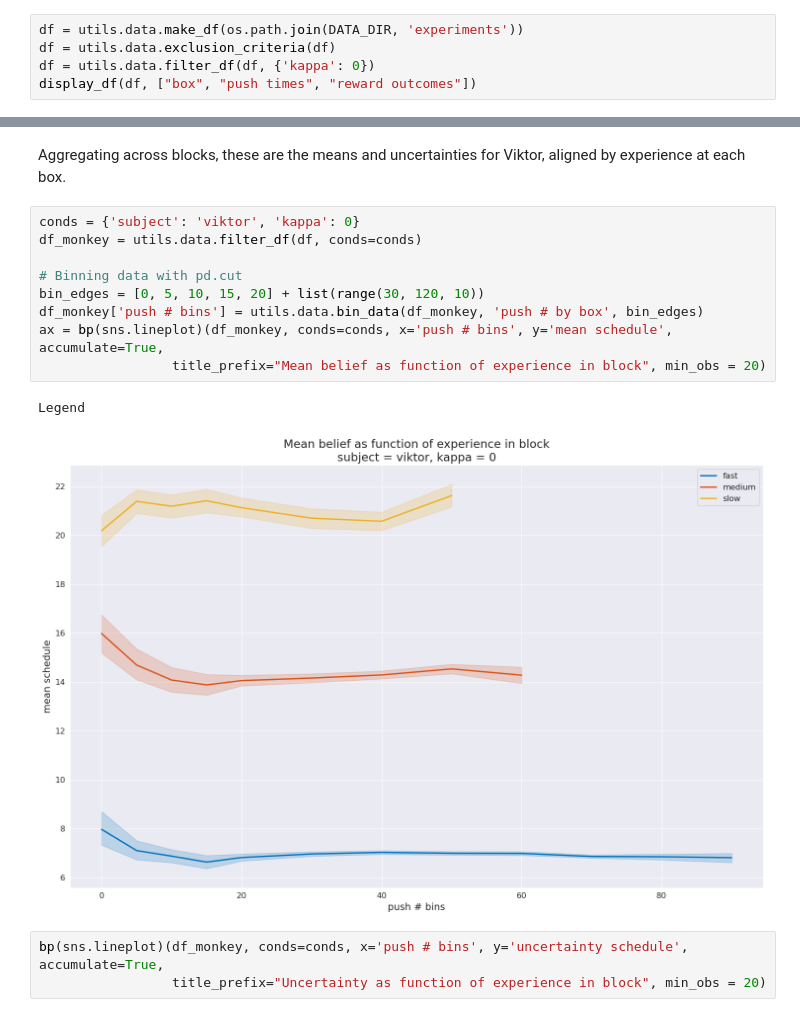
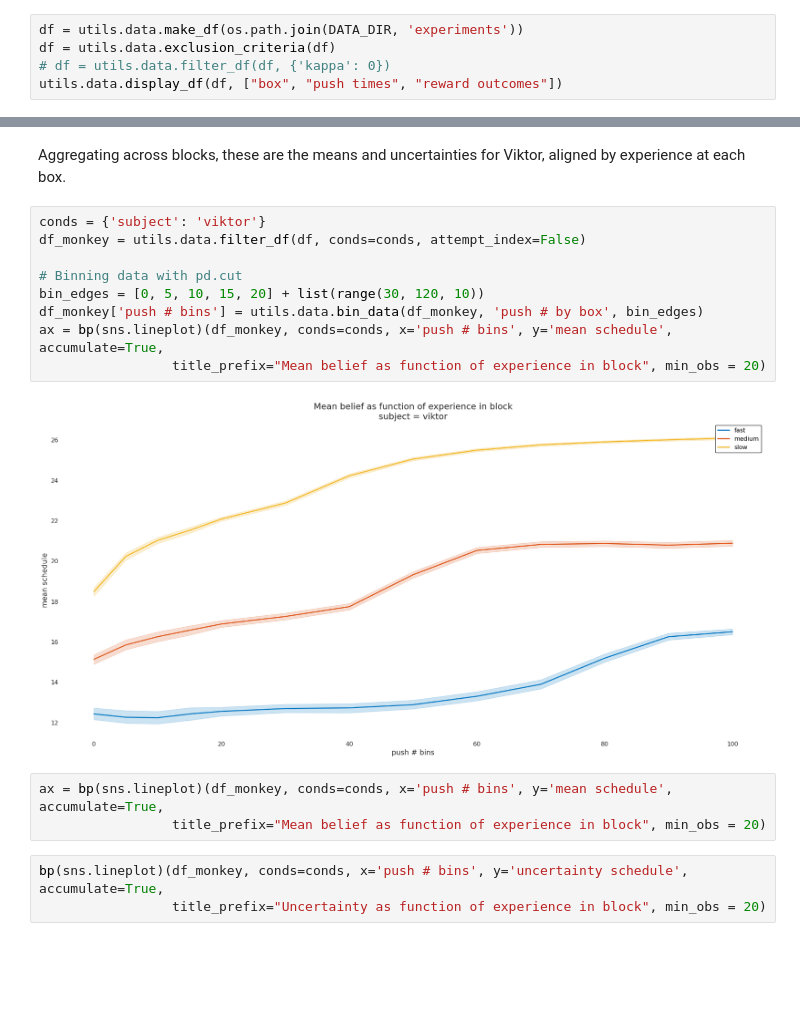
Before and after one commit to XaqLab/Foraging, a Jupyter notebook: notebooks/Belief Analysis (No Color).ipynb, the cells around one changed output, grey strips where cells are left out. Saved outputs shown, nothing was run; the diff lists cells and outputs as text; blank space fills up the shorter version.

```diff
--- a/notebooks/Belief Analysis (No Color).ipynb
+++ b/notebooks/Belief Analysis (No Color).ipynb
@@ -36,6 +36,6 @@ The experiment data consists of multiple matfiles corresponding to the data for
 # %%
 df = utils.data.make_df(os.path.join(DATA_DIR, 'experiments'))
 df = utils.data.exclusion_criteria(df)
-df = utils.data.filter_df(df, {'kappa': 0})
-display_df(df, ["box", "push times", "reward outcomes"])
+# df = utils.data.filter_df(df, {'kappa': 0})
+utils.data.display_df(df, ["box", "push times", "reward outcomes"])
 # %% [output]
@@ -113,17 +113,19 @@ plotting.behavior.plot_block_events(df, index, fig_kwargs={'figsize': (30,2.2)},
 # %% [markdown]
 Aggregating across blocks, these are the means and uncertainties for Viktor, aligned by experience at each box.
 # %%
-conds = {'subject': 'viktor', 'kappa': 0}
-df_monkey = utils.data.filter_df(df, conds=conds)
+conds = {'subject': 'viktor'}
+df_monkey = utils.data.filter_df(df, conds=conds, attempt_index=False)
 
 # Binning data with pd.cut
 bin_edges = [0, 5, 10, 15, 20] + list(range(30, 120, 10))
 df_monkey['push # bins'] = utils.data.bin_data(df_monkey, 'push # by box', bin_edges)
 ax = bp(sns.lineplot)(df_monkey, conds=conds, x='push # bins', y='mean schedule', accumulate=True,
                  title_prefix="Mean belief as function of experience in block", min_obs = 20)
 # %% [output]
-Legend
-[figure, old version]
+[figure, new version]
+# %%
+ax = bp(sns.lineplot)(df_monkey, conds=conds, x='push # bins', y='mean schedule', accumulate=True,
+                 title_prefix="Mean belief as function of experience in block", min_obs = 20)
 # %%
 bp(sns.lineplot)(df_monkey, conds=conds, x='push # bins', y='uncertainty schedule', accumulate=True,
                  title_prefix="Uncertainty as function of experience in block", min_obs = 20)
```
Also changed, not shown: parts of 4 cells of this notebook, 9 other files.
